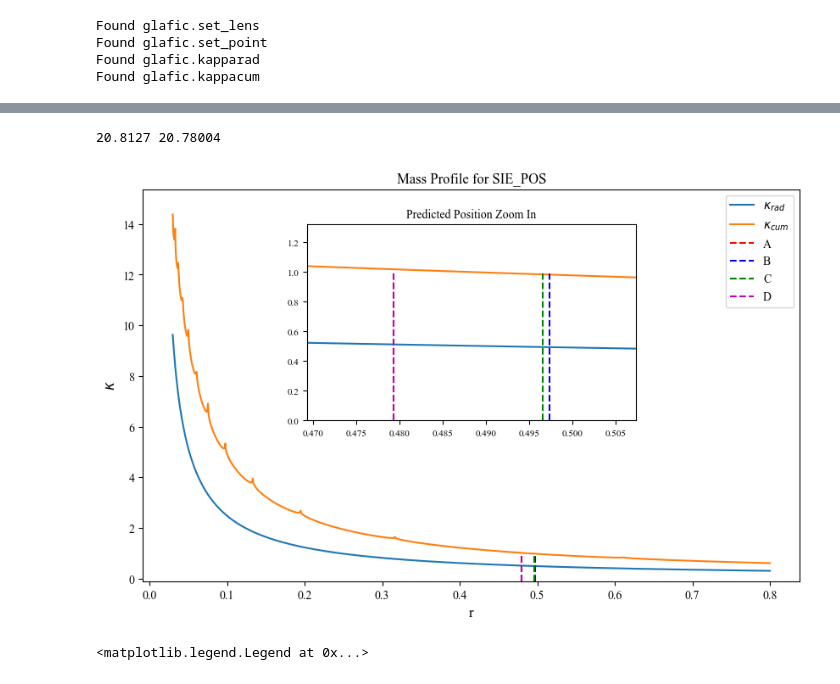
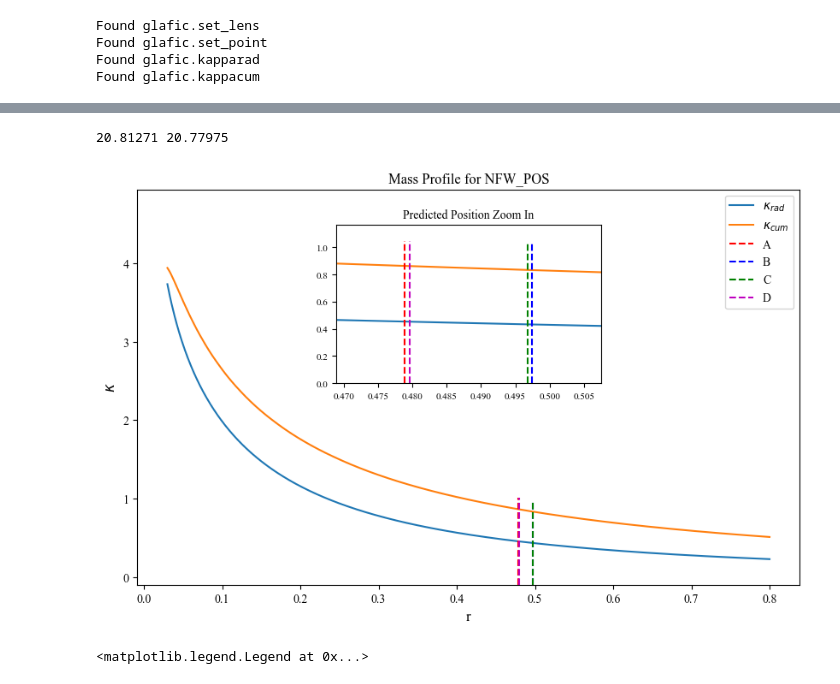
Before and after one commit to romms921/IllustrisTNG-Lens-Modelling, a Jupyter notebook: mass_profile.ipynb, the cells around one changed output, grey strips where cells are left out. Drawn from its saved outputs; the diff is of its cells as text; code cells hidden in the pictures.

Commit message:
updated mass profile plots

```diff
--- a/mass_profile.ipynb
+++ b/mass_profile.ipynb
@@ -7,8 +7,8 @@ import pandas as pd
 import re
 # %%
 # Model Opening
-model_path = 'SIE'
-model_ver = 'SIE_POS'
+model_path = 'NFW'
+model_ver = 'NFW_POS'
 
 if 'POS+FLUX' in model_ver:
     constraint = 'pos_flux'
@@ -173,7 +176,7 @@ pred = pred[pred['rad'] >= 0.1].reset_index(drop=True)
 inset_x_lim_l = min(pred['rad']) - 0.01
 inset_x_lim_u = max(pred['rad']) + 0.01
 # %% [output]
-20.8127 20.78004
+20.81271 20.77975
 # %%
 # Plot profile
 # Load the data
@@ -193,34 +196,34 @@ inset_percent_height = [ph + 0.68 for ph in percent_height]
 # %%
 plt.figure(figsize=(10, 6))
 plt.plot(data['r'], data['kappa'], label='$\kappa _{rad}$')
 plt.plot(data2['r'], data2['kappa'], label='$\kappa _{cum}$')
 plt.axvline(x=pred['rad'][0], color='r', linestyle='--', label='A', ymax=percent_height[0], ymin=0)
 plt.axvline(x=pred['rad'][1], color='b', linestyle='--', label='B', ymax=percent_height[1], ymin=0)
 plt.axvline(x=pred['rad'][2], color='g', linestyle='--', label='C', ymax=percent_height[2], ymin=0)
 plt.axvline(x=pred['rad'][3], color='m', linestyle='--', label='D', ymax=percent_height[3], ymin=0)
 plt.xlabel('r', fontsize=12)
 plt.ylabel('$\kappa$', fontsize=12)
 plt.title('Mass Profile for ' + model_ver)
 plt.ylim(-0.1, max(data2['kappa']) + 1)
 plt.legend()
 
 # Add inset plot
-ax_inset = inset_axes(plt.gca(), width="50%", height="50%", loc="upper center", borderpad=3)
+ax_inset = inset_axes(plt.gca(), width="40%", height="40%", loc="upper center", borderpad=3)
 ax_inset.plot(data['r'], data['kappa'], label='$\kappa _{rad}$')
 ax_inset.plot(data2['r'], data2['kappa'], label='$\kappa _{cum}$')
 ax_inset.set_xlim(inset_x_lim_l, inset_x_lim_u)  # Adjust the x-axis range for the inset
 ax_inset.set_ylim(0, max(kap_pred) + 0.3)  # Adjust the y-axis range for the inset
 ax_inset.axvline(x=pred['rad'][0], color='r', linestyle='--', label='A', ymax=inset_percent_height[0], ymin=0)
 ax_inset.axvline(x=pred['rad'][1], color='b', linestyle='--', label='C', ymax=inset_percent_height[1], ymin=0)
 ax_inset.axvline(x=pred['rad'][2], color='g', linestyle='--', label='B', ymax=inset_percent_height[2], ymin=0)
 ax_inset.axvline(x=pred['rad'][3], color='m', linestyle='--', label='D', ymax=inset_percent_height[3], ymin=0)
 ax_inset.set_title('Predicted Position Zoom In', fontsize=10)
 ax_inset.tick_params(axis='both', which='major', labelsize=8)
 
 plt.savefig('Mass Profiles/' + model_ver + '_mass_profile.png')
 plt.show()
 # %% [output]
-[figure, old version]
+[figure, new version]
 # %%
 # Plots Kappa Rad
 sie = pd.read_csv('SIE/SIE_POS_kaprad.dat', sep=' ', header=None, names=columns)
```
Also changed, not shown: parts of 6 cells of this notebook.
